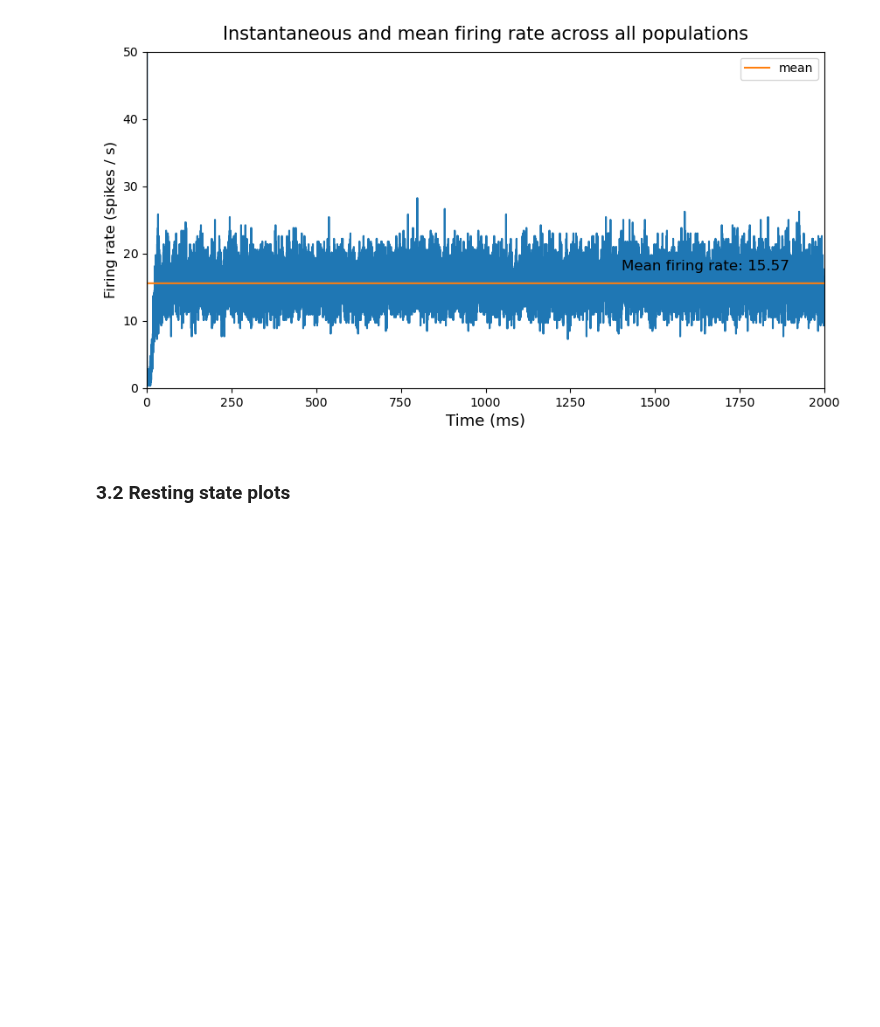
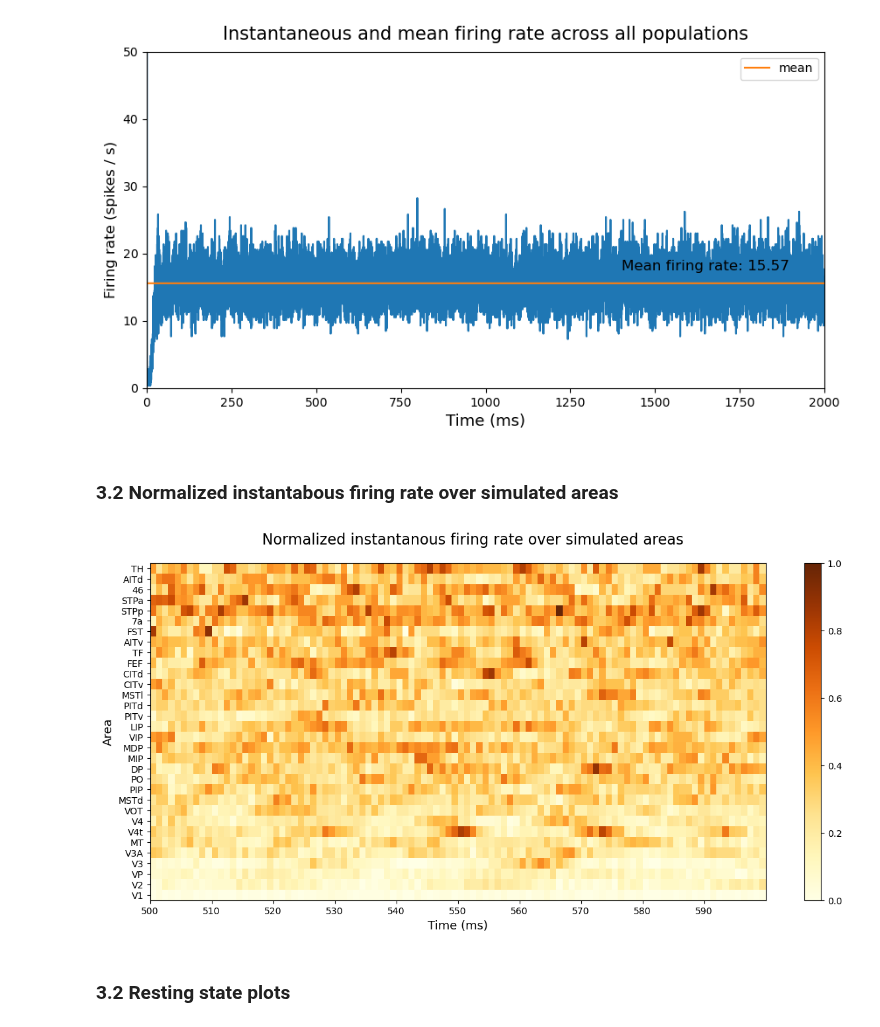
Before and after one commit to INM-6/multi-area-model, a Jupyter notebook: multi-area-model.ipynb, the cells around one changed output. Saved outputs shown, nothing was run; the diff lists cells and outputs as text; code cells hidden in the pictures; blank space fills up the shorter version.

```diff
--- a/multi-area-model.ipynb
+++ b/multi-area-model.ipynb
@@ -294,6 +297,13 @@ from M2E_visualize_firing_rate import plot_firing_rate
 plot_firing_rate(M)
 # %% [output]
 [figure]
+# %% [markdown]
+### 3.2 Normalized instantabous firing rate over simulated areas
+# %%
+from M2E_visualize_firing_rate import plot_firing_rate_over_areas
+plot_firing_rate_over_areas(M, data_path)
+# %% [output]
+[figure, added]
 # %% [markdown]
 ### 3.2 Resting state plots <a class="anchor" id="section_3_2"></a>
 # %%
```
Also changed, not shown: parts of 2 cells of this notebook.
